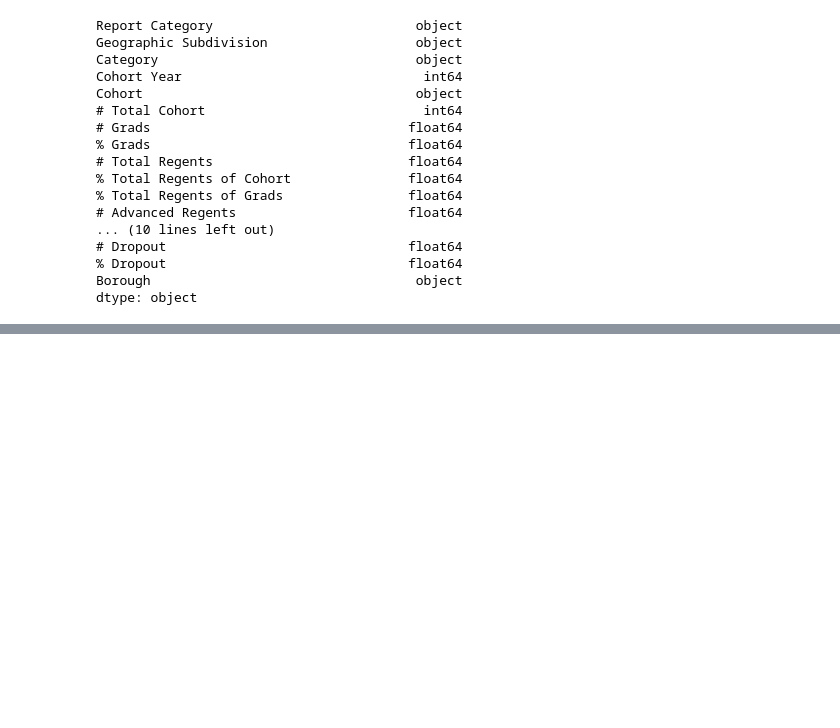
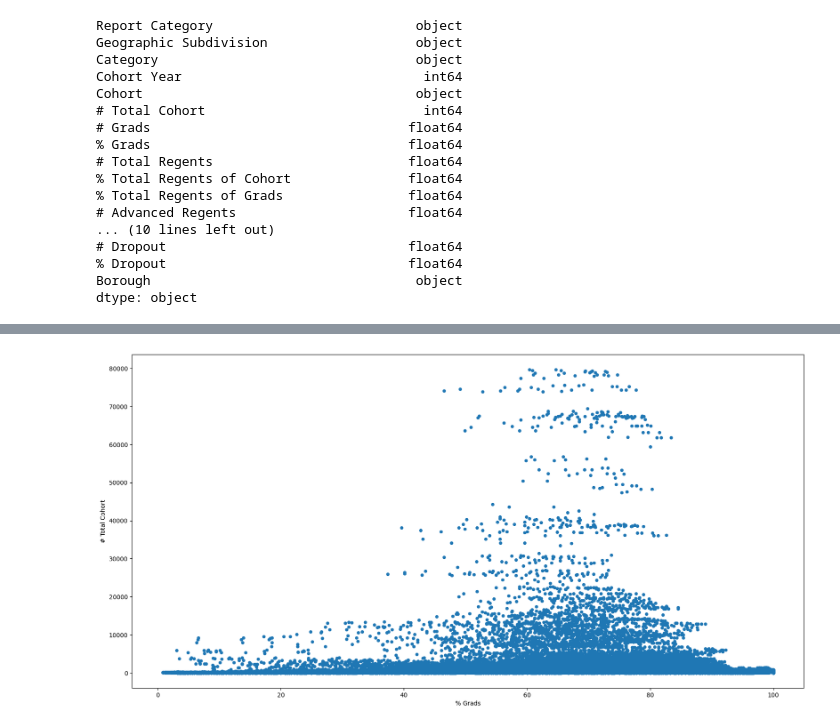
Before and after one commit to nicolerodriguez16/gwc-give-back-project, a Jupyter notebook: visuals/graduation_visuals.ipynb, the cells around one changed output, grey strips where cells are left out. Saved outputs shown, nothing was run; the diff lists cells and outputs as text; code cells hidden in the pictures; blank space fills up the shorter version.

```diff
--- a/visuals/graduation_visuals.ipynb
+++ b/visuals/graduation_visuals.ipynb
@@ -356,0 +147,5 @@ plt.show()
+# %%
+df_grad.plot(kind='scatter', x = '% Grads', y = '# Total Cohort' , figsize = (20, 10))
+plt.show()
+# %% [output]
+[figure, added]
```
Also changed, not shown: parts of 23 cells of this notebook.
